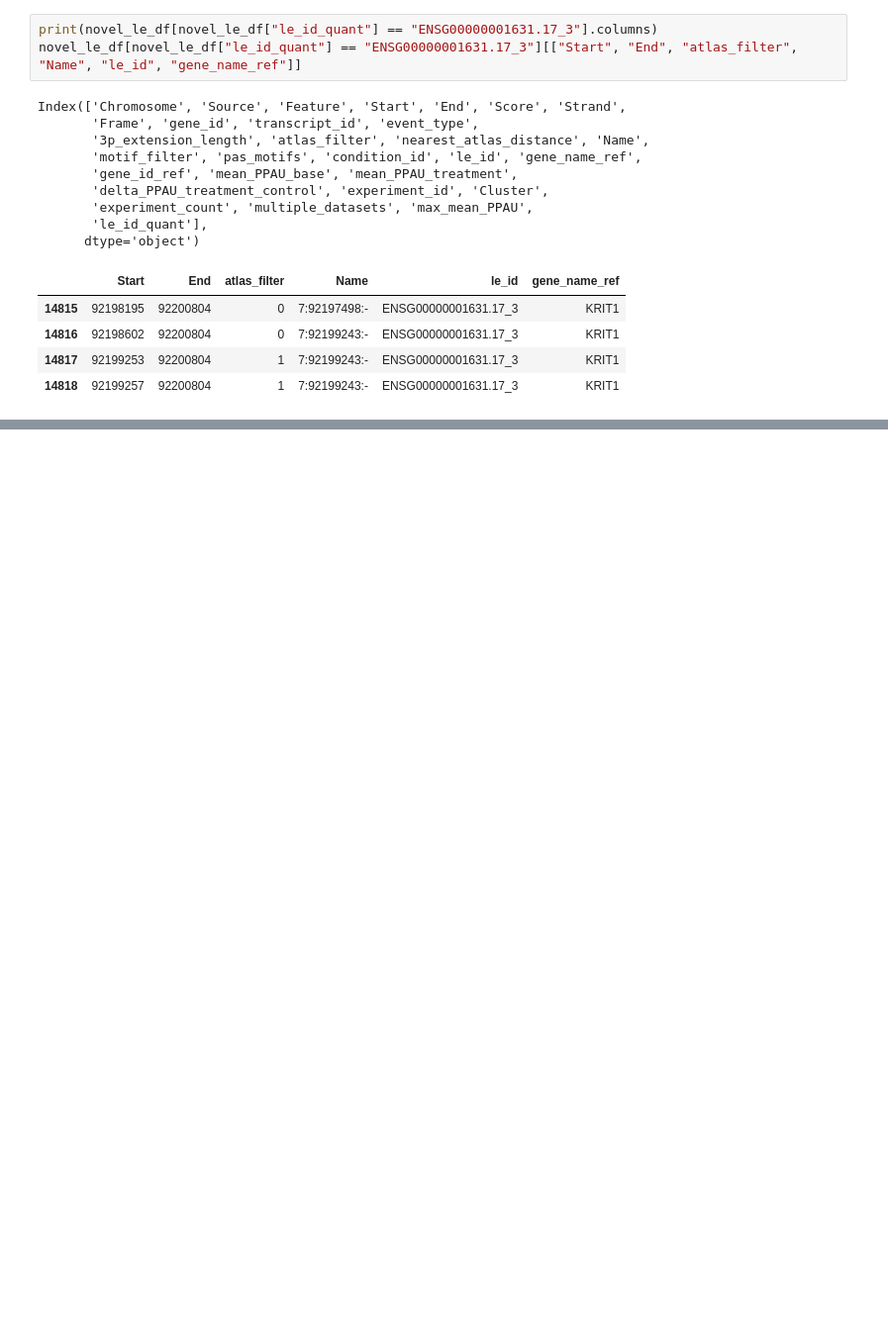
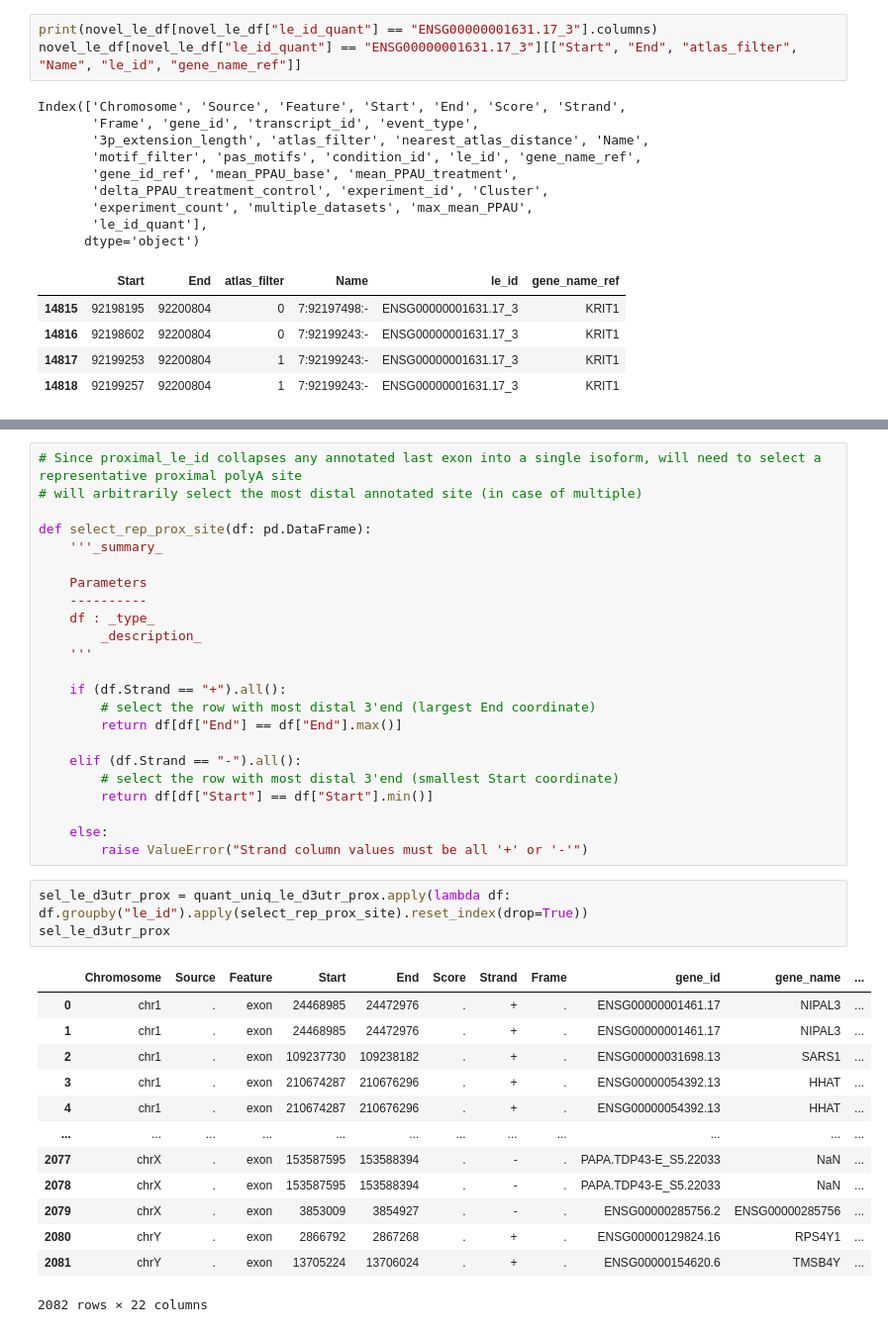
Before and after one commit to frattalab/tdp43-apa, a Jupyter notebook: motifs/notebooks/define_iclip_regions.ipynb, the cells around one changed output, grey strips where cells are left out. Shown: that part at 99% size. Drawn from its saved outputs; the diff is of its cells as text; blank space fills up the shorter version.

```diff
--- a/motifs/notebooks/define_iclip_regions.ipynb
+++ b/motifs/notebooks/define_iclip_regions.ipynb
@@ -285,0 +356,40 @@ Index(['Chromosome', 'Source', 'Feature', 'Start', 'End', 'Score', 'Strand',
+# %%
+# Since proximal_le_id collapses any annotated last exon into a single isoform, will need to select a representative proximal polyA site
+# will arbitrarily select the most distal annotated site (in case of multiple)
+
+def select_rep_prox_site(df: pd.DataFrame):
+    '''_summary_
+
+    Parameters
+    ----------
+    df : _type_
+        _description_
+    '''
+
+    if (df.Strand == "+").all():
+        # select the row with most distal 3'end (largest End coordinate)
+        return df[df["End"] == df["End"].max()]
+
+    elif (df.Strand == "-").all():
+        # select the row with most distal 3'end (smallest Start coordinate)
+        return df[df["Start"] == df["Start"].min()]
+
+    else:
+        raise ValueError("Strand column values must be all '+' or '-'")
+# %%
+sel_le_d3utr_prox = quant_uniq_le_d3utr_prox.apply(lambda df: df.groupby("le_id").apply(select_rep_prox_site).reset_index(drop=True))
+sel_le_d3utr_prox
+# %% [output]
+|  | Chromosome | Source | Feature | Start | End | Score | Strand | Frame | gene_id | gene_name | ... |
+| 0 | chr1 | . | exon | 24468985 | 24472976 | . | + | . | ENSG00000001461.17 | NIPAL3 | ... |
+| 1 | chr1 | . | exon | 24468985 | 24472976 | . | + | . | ENSG00000001461.17 | NIPAL3 | ... |
+| 2 | chr1 | . | exon | 109237730 | 109238182 | . | + | . | ENSG00000031698.13 | SARS1 | ... |
+| 3 | chr1 | . | exon | 210674287 | 210676296 | . | + | . | ENSG00000054392.13 | HHAT | ... |
+| 4 | chr1 | . | exon | 210674287 | 210676296 | . | + | . | ENSG00000054392.13 | HHAT | ... |
+| ... | ... | ... | ... | ... | ... | ... | ... | ... | ... | ... | ... |
+| 2077 | chrX | . | exon | 153587595 | 153588394 | . | - | . | PAPA.TDP43-E_S5.22033 | NaN | ... |
+| 2078 | chrX | . | exon | 153587595 | 153588394 | . | - | . | PAPA.TDP43-E_S5.22033 | NaN | ... |
+| 2079 | chrX | . | exon | 3853009 | 3854927 | . | - | . | ENSG00000285756.2 | ENSG00000285756 | ... |
+| 2080 | chrY | . | exon | 2866792 | 2867268 | . | + | . | ENSG00000129824.16 | RPS4Y1 | ... |
+| 2081 | chrY | . | exon | 13705224 | 13706024 | . | + | . | ENSG00000154620.6 | TMSB4Y | ... |
+2082 rows × 22 columns
```
Also changed, not shown: parts of 5 cells of this notebook.
